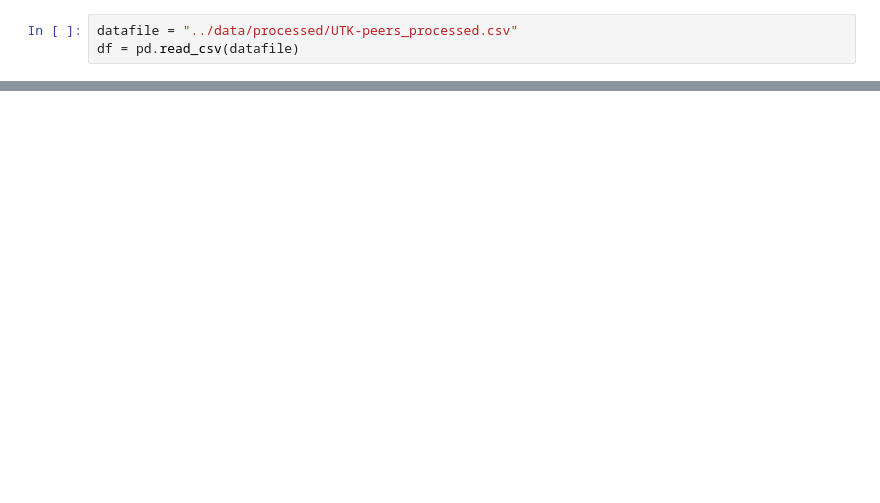
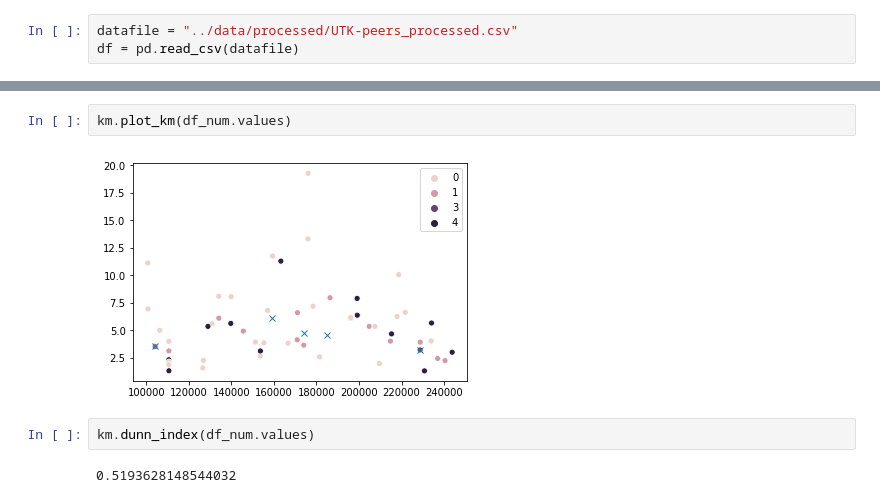
Before and after one commit to piovere/cs528p2, a Jupyter notebook: notebooks/04-jpowersl-K_means_clustering.ipynb, the cells around one changed output, grey strips where cells are left out. Saved outputs shown, nothing was run; the diff lists cells and outputs as text; blank space fills up the shorter version.

Commit message:
Working dunn index

```diff
--- a/notebooks/04-jpowersl-K_means_clustering.ipynb
+++ b/notebooks/04-jpowersl-K_means_clustering.ipynb
@@ -127,0 +49,8 @@ print(distances)
+# %%
+km.plot_km(df_num.values)
+# %% [output]
+[figure, added]
+# %%
+km.dunn_index(df_num.values)
+# %% [output]
+0.5193628148544032
```
Also changed, not shown: parts of 24 cells of this notebook, 1 other file.
